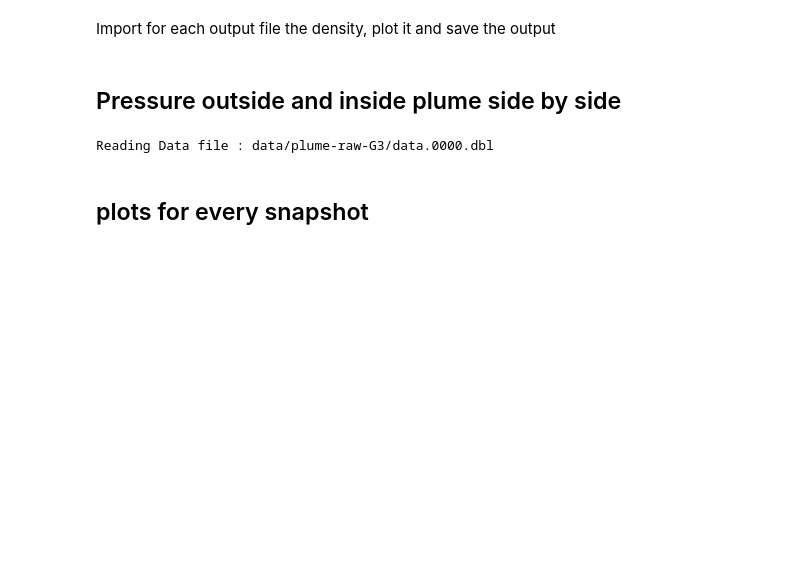
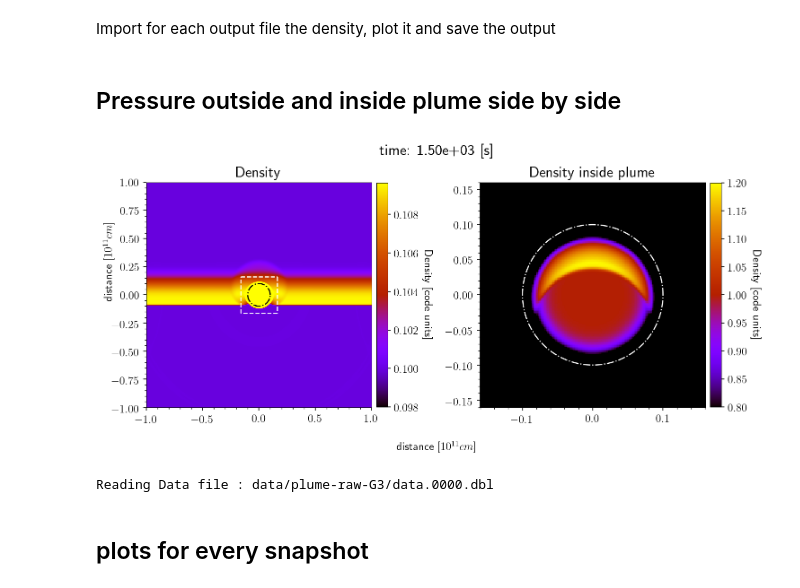
Before and after one commit to Cubedsheep/bachproef-wis-T2, a Jupyter notebook: coronal plume/plume frames.ipynb, the cells around one changed output. Drawn from its saved outputs; the diff is of its cells as text; code cells hidden in the pictures; blank space fills up the shorter version.

```diff
--- a/coronal plume/plume frames.ipynb
+++ b/coronal plume/plume frames.ipynb
@@ -249,13 +176,10 @@ Y_circ = d*np.sin(THETA)
 
 ## end preparation
 def plume_zoom(D, i, save=False, name=""):
-    fig, ax = plt.subplots(1,2,figsize=(12.8, 7.2))
+    fig, ax = plt.subplots(1,2,figsize=(10,5))#(12.8, 7.2))
 
     # select cutoffs
-    if i < 105:
-        vmin=0.1
-    else:
-        vmin=0.098
+    vmin=0.098
     vmax = 0.10965
 
     # pressure outside plume
@@ -280,37 +204,39 @@ def plume_zoom(D, i, save=False, name=""):
     if (i < 115) or (i > 135):
         vmin = 0.8
         vmax = 1.2
     else:
         vmin = 0.8 - 1/121*1/10*(i-114)*(136-i)
         vmax = 1.2 + 1/121*3/10*(i-114)*(136-i)
 
     # pressure inside plume
     axis = ax[1]
     im=axis.imshow(D.rho[MIN:MAX,MIN:MAX], vmin=vmin, vmax=vmax, extent=ex, cmap="gnuplot")
     cbar = fig.colorbar(im, ax=axis, fraction=0.0465, pad=0.02)
     cbar.ax.set_ylabel('Density [code units]', rotation=270, fontsize=12, labelpad=15)
     axis.set_title("Density inside plume", fontsize=16)
     axis.plot(X_circ,Y_circ,"-.w",lw=1.2)
     axis.yaxis.set_minor_locator(mpl.ticker.AutoMinorLocator())
     axis.xaxis.set_minor_locator(mpl.ticker.AutoMinorLocator())
 
 
-    fig.suptitle("time: %.2e [s]"%(T[i]), y=0.99, fontsize=24)
+    fig.suptitle("time: %.2e [s]"%(T[i]), y=0.95, fontsize=16)
     #ax.set_xlabel("x-axis [cm]")
     #ax.set_ylabel("y-axis [cm]")
 
-    fig.text(0.5, 0.025, r"distance $[10^{11}cm]$", va='center', ha="center")
+    fig.text(0.5, 0.05, r"distance $[10^{11}cm]$", va='center', ha="center")
     fig.text(0.005, 0.6, r"distance $[10^{11}cm]$", va='center', rotation=90)
 
     plt.tight_layout()
 
     if save:
         fig.savefig(name)
 
     return fig
 
-#plume_zoom(D,i)
-#plt.show()
+plume_zoom(D,i)
+plt.show()
+# %% [output]
+[figure, added]
 # %%
 X = np.linspace(X_EXTENT[0], X_EXTENT[1], X_POINTS)
 ref = pp.pload(0, DATA_DIR)
```
Also changed, not shown: parts of 7 cells of this notebook, 12 other files.
